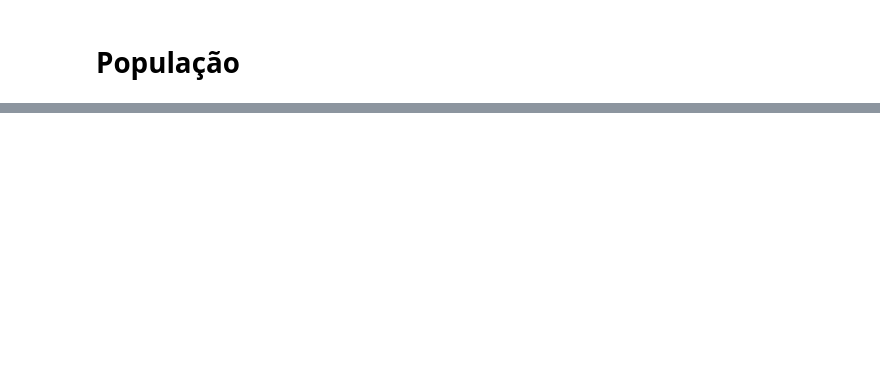
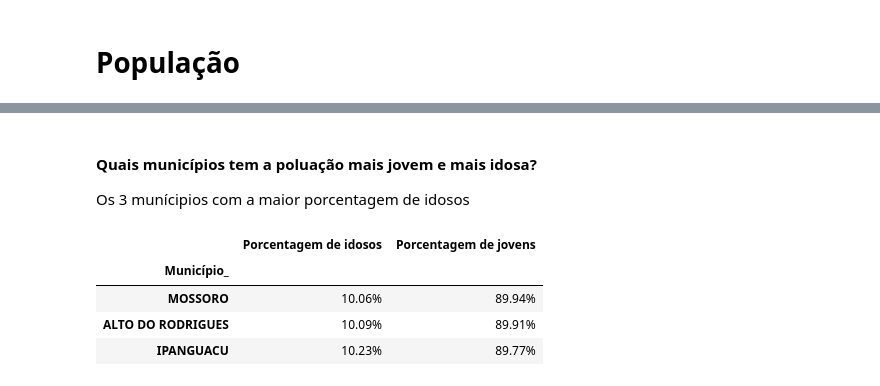
Before and after one commit to VictorGabrielRM/estatistica, a Jupyter notebook: Trabalho de estatistica.ipynb, the cells around one changed output, grey strips where cells are left out. Saved outputs shown, nothing was run; the diff lists cells and outputs as text; code cells hidden in the pictures; blank space fills up the shorter version.

```diff
--- a/Trabalho de estatistica.ipynb
+++ b/Trabalho de estatistica.ipynb
@@ -373,0 +530,13 @@ iplot(fig_dist, filename='grouped-bar')
+# %%
+totalIdosos = df1['População Total| 60 e mais'].sum()
+total = df1['População Total'].sum()
+
+(totalIdosos * 100)/total
+
+
+labels = ['Idosos','Jovens']
+values = [(totalIdosos * 100)/total ,100 - ((totalIdosos * 100)/total)]
+
+trace = go.Pie(labels=labels, values=values, title='População Jovens/Idosos')
+
+iplot([trace], filename='basic_pie_chart')
@@ -373,0 +545,20 @@ iplot(fig_dist, filename='grouped-bar')
+# %% [markdown]
+#### Quais municípios tem a poluação mais jovem e mais idosa?
+
+Os 3 munícipios com a maior porcentagem de idosos
+# %%
+values = [(totalIdosos * 100)/total ,100 - ((totalIdosos * 100)/total)]
+
+df1['Porcentagem de idosos'] = (df1['População Total| 60 e mais']) / df1['População Total']
+df1['Porcentagem de jovens'] = 1 - df1['Porcentagem de idosos']
+df1['Porcentagem de idosos'] = df1['Porcentagem de idosos'].map(lambda n: '{:,.2%}'.format(n))
+df1['Porcentagem de jovens'] = df1['Porcentagem de jovens'].map(lambda n: '{:,.2%}'.format(n))
+
+
+df1[['Município_','Porcentagem de idosos', 'Porcentagem de jovens']].set_index('Município_').sort_values(by=['Porcentagem de idosos'],ascending=True).head(3)
+# %% [output]
+|  | Porcentagem de idosos | Porcentagem de jovens |
+| Município_ |  |  |
+| MOSSORO | 10.06% | 89.94% |
+| ALTO DO RODRIGUES | 10.09% | 89.91% |
+| IPANGUACU | 10.23% | 89.77% |
```
Also changed, not shown: parts of 33 cells of this notebook, 2 other files.
